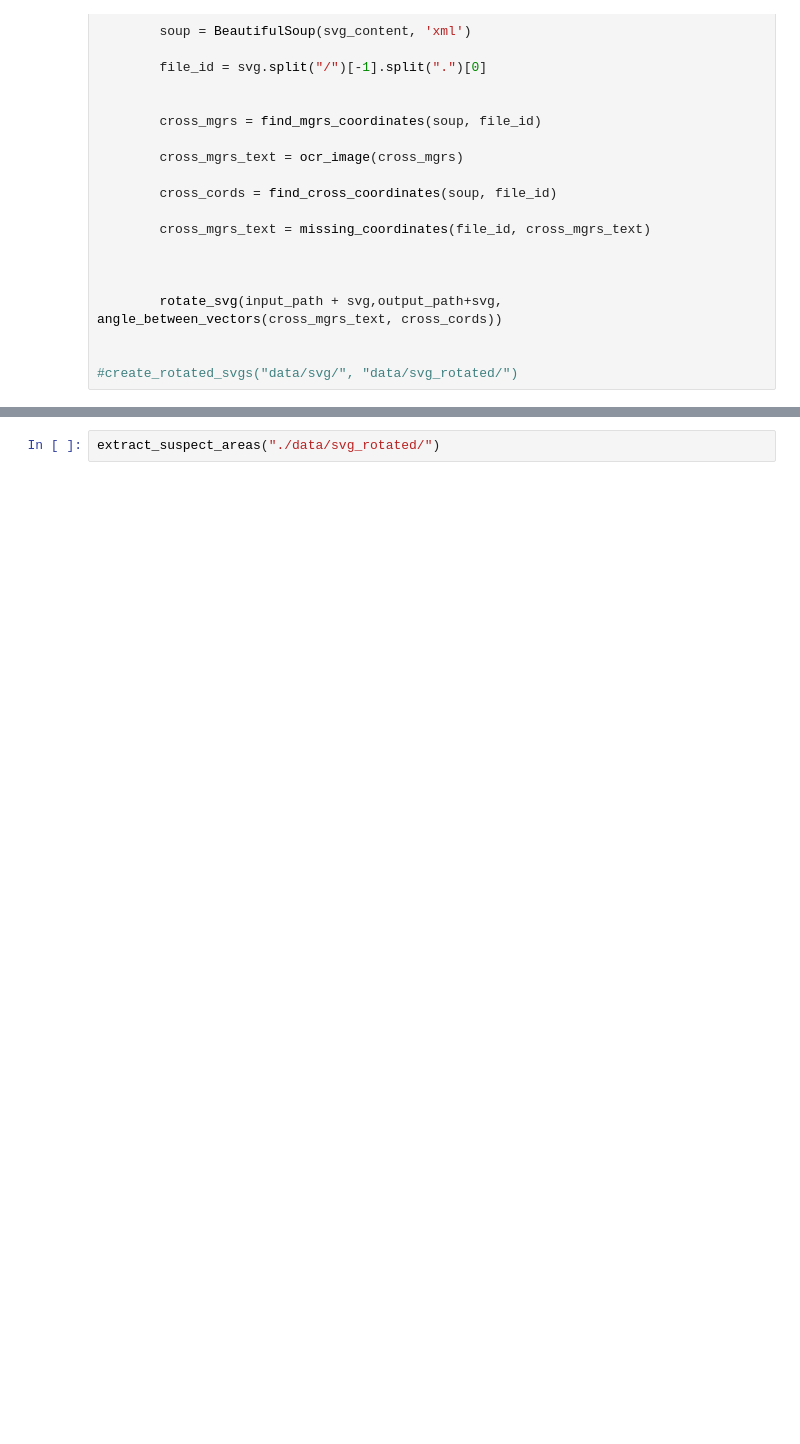
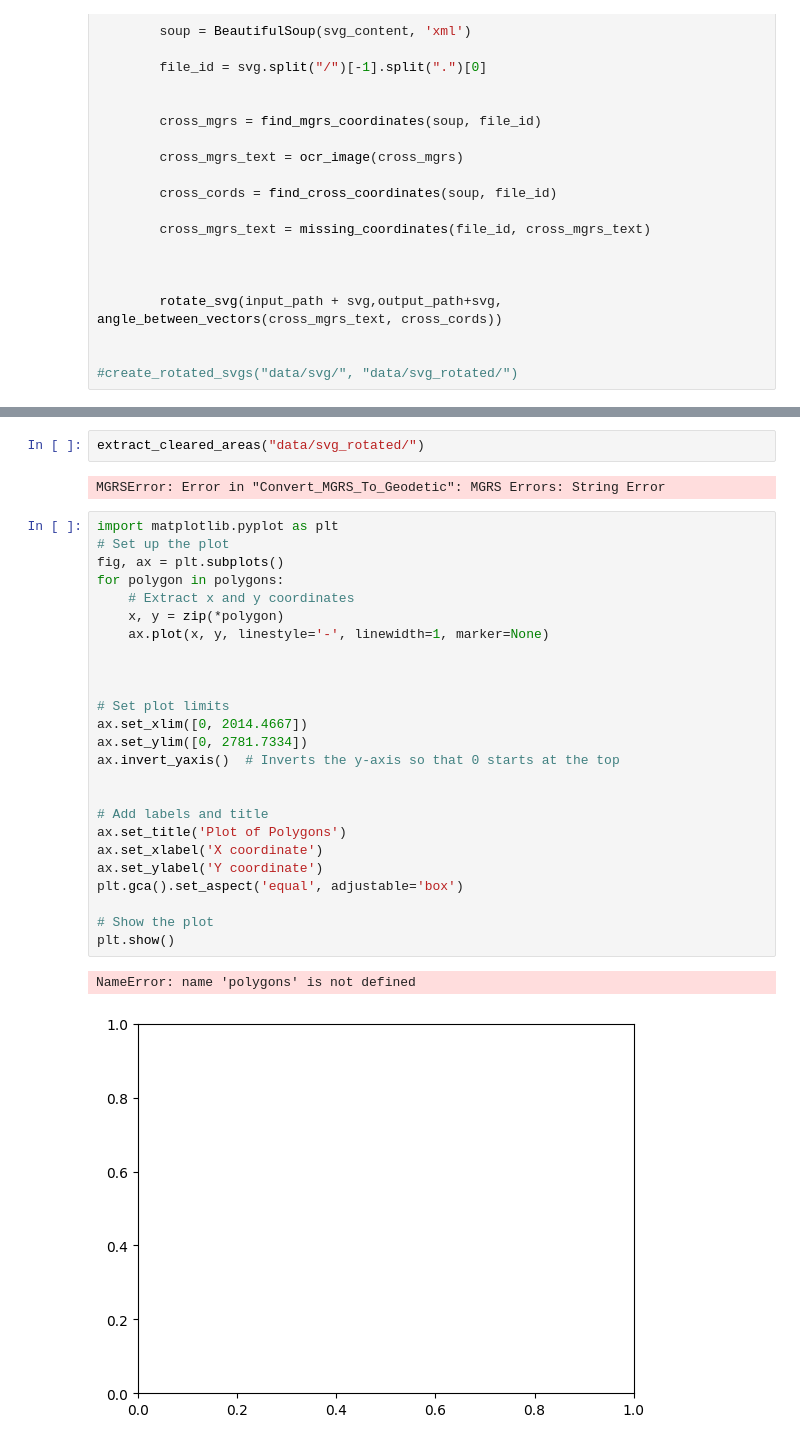
Before and after one commit to Henning-arround/BiH_mines, a Jupyter notebook: detect_elements.ipynb, the cells around one changed output, grey strips where cells are left out. Drawn from its saved outputs; the diff is of its cells as text; blank space fills up the shorter version.

Commit message:
added cleared areas

```diff
--- a/detect_elements.ipynb
+++ b/detect_elements.ipynb
@@ -586,2 +736,32 @@ def extract_suspect_areas(path):
 # %%
-extract_suspect_areas("./data/svg_rotated/")
+extract_cleared_areas("data/svg_rotated/")
+# %% [output]
+MGRSError: Error in "Convert_MGRS_To_Geodetic": MGRS Errors: String Error
+# %%
+import matplotlib.pyplot as plt
+# Set up the plot
+fig, ax = plt.subplots()
+for polygon in polygons:
+    # Extract x and y coordinates
+    x, y = zip(*polygon)
+    ax.plot(x, y, linestyle='-', linewidth=1, marker=None)
+
+
+
+# Set plot limits
+ax.set_xlim([0, 2014.4667])
+ax.set_ylim([0, 2781.7334])
+ax.invert_yaxis()  # Inverts the y-axis so that 0 starts at the top
+
+
+# Add labels and title
+ax.set_title('Plot of Polygons')
+ax.set_xlabel('X coordinate')
+ax.set_ylabel('Y coordinate')
+plt.gca().set_aspect('equal', adjustable='box')
+
+# Show the plot
+plt.show()
+# %% [output]
+NameError: name 'polygons' is not defined
+[figure, added]
```
Also changed, not shown: parts of 7 cells of this notebook, 2 other files.
